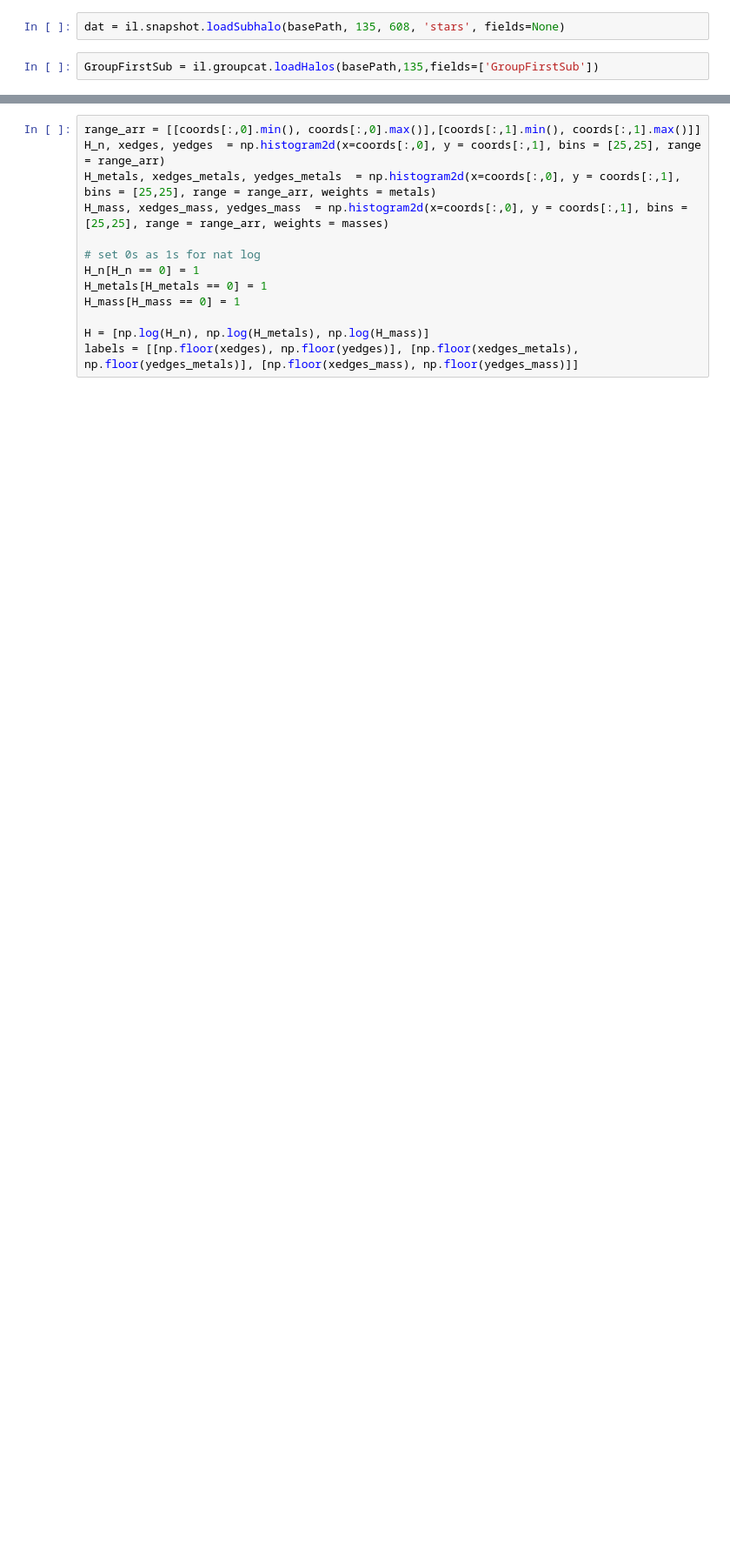
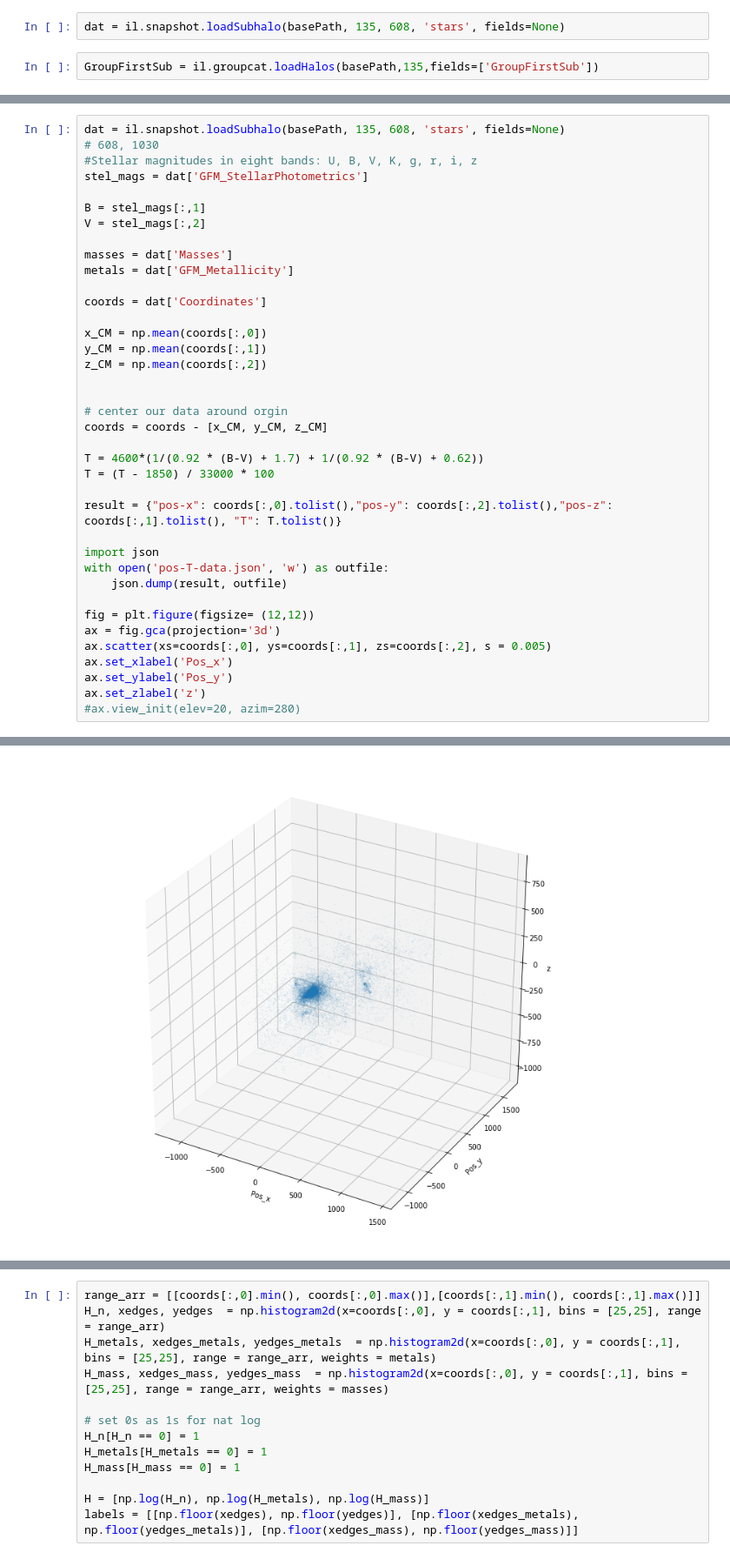
Before and after one commit to aust427/Subhalo-Particle-Visualizer, a Jupyter notebook: py/Illustris Query Notebook.ipynb, the cells around one changed output, grey strips where cells are left out. Shown at 87% size. Drawn from its saved outputs; the diff is of its cells as text; blank space fills up the shorter version.

```diff
--- a/py/Illustris Query Notebook.ipynb
+++ b/py/Illustris Query Notebook.ipynb
@@ -56,0 +40,39 @@ coords = coords @ rot_mat_z
+# %%
+dat = il.snapshot.loadSubhalo(basePath, 135, 608, 'stars', fields=None)
+# 608, 1030
+#Stellar magnitudes in eight bands: U, B, V, K, g, r, i, z
+stel_mags = dat['GFM_StellarPhotometrics']
+
+B = stel_mags[:,1]
+V = stel_mags[:,2]
+
+masses = dat['Masses']
+metals = dat['GFM_Metallicity']
+
+coords = dat['Coordinates']
+
+x_CM = np.mean(coords[:,0])
+y_CM = np.mean(coords[:,1])
+z_CM = np.mean(coords[:,2])
+
+
+# center our data around orgin
+coords = coords - [x_CM, y_CM, z_CM]
+
+T = 4600*(1/(0.92 * (B-V) + 1.7) + 1/(0.92 * (B-V) + 0.62))
+T = (T - 1850) / 33000 * 100
+
+result = {"pos-x": coords[:,0].tolist(),"pos-y": coords[:,2].tolist(),"pos-z": coords[:,1].tolist(), "T": T.tolist()}
+
+import json
+with open('pos-T-data.json', 'w') as outfile:
+    json.dump(result, outfile)
+
+fig = plt.figure(figsize= (12,12))
+ax = fig.gca(projection='3d')
+ax.scatter(xs=coords[:,0], ys=coords[:,1], zs=coords[:,2], s = 0.005)
+ax.set_xlabel('Pos_x')
+ax.set_ylabel('Pos_y')
+ax.set_zlabel('z')
+#ax.view_init(elev=20, azim=280)
+# %% [output]
@@ -56,0 +80 @@ coords = coords @ rot_mat_z
+[figure, added]
```
Also changed, not shown: parts of 15 cells of this notebook, 3 other files.
